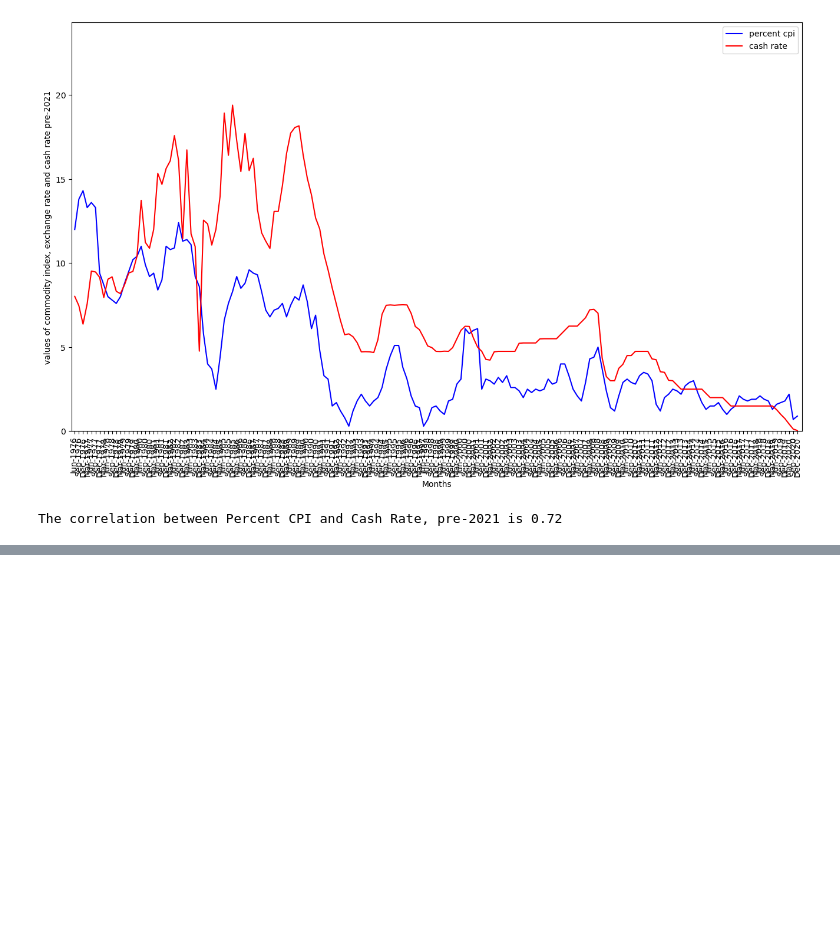
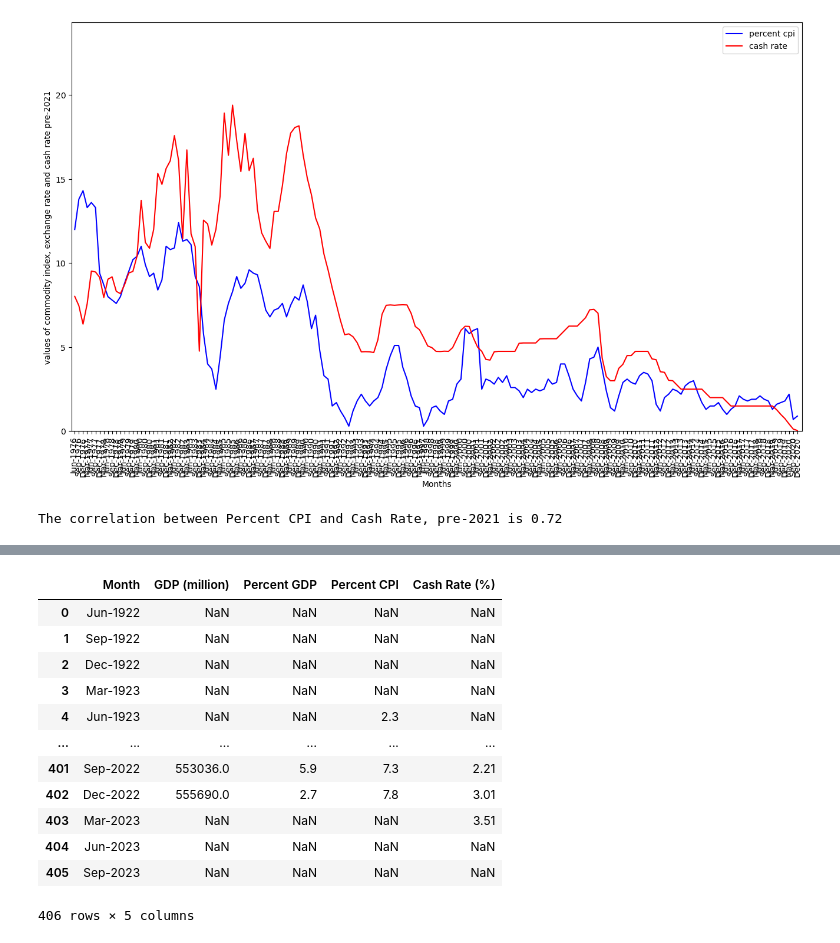
Before and after one commit to irwine-young/Project-1-Bootcamp, a Jupyter notebook: data_analysis_CPI.ipynb, the cells around one changed output, grey strips where cells are left out. Cells and saved outputs as stored; diff of their text form; code cells hidden in the pictures; blank space fills up the shorter version.

```diff
--- a/data_analysis_CPI.ipynb
+++ b/data_analysis_CPI.ipynb
@@ -235,0 +255,17 @@ The r-squared is: 0.5184803118129917
+# %%
+gdp_df = df.loc[:, ["Month", "GDP (million)", "Percent GDP", "Percent CPI", "Cash Rate (%)"]]
+gdp_df
+# %% [output]
+|  | Month | GDP (million) | Percent GDP | Percent CPI | Cash Rate (%) |
+| 0 | Jun-1922 | NaN | NaN | NaN | NaN |
+| 1 | Sep-1922 | NaN | NaN | NaN | NaN |
+| 2 | Dec-1922 | NaN | NaN | NaN | NaN |
+| 3 | Mar-1923 | NaN | NaN | NaN | NaN |
+| 4 | Jun-1923 | NaN | NaN | 2.3 | NaN |
+| ... | ... | ... | ... | ... | ... |
+| 401 | Sep-2022 | 553036.0 | 5.9 | 7.3 | 2.21 |
+| 402 | Dec-2022 | 555690.0 | 2.7 | 7.8 | 3.01 |
+| 403 | Mar-2023 | NaN | NaN | NaN | 3.51 |
+| 404 | Jun-2023 | NaN | NaN | NaN | NaN |
+| 405 | Sep-2023 | NaN | NaN | NaN | NaN |
+406 rows × 5 columns
```
Also changed, not shown: parts of 18 cells of this notebook, 3 other files.
